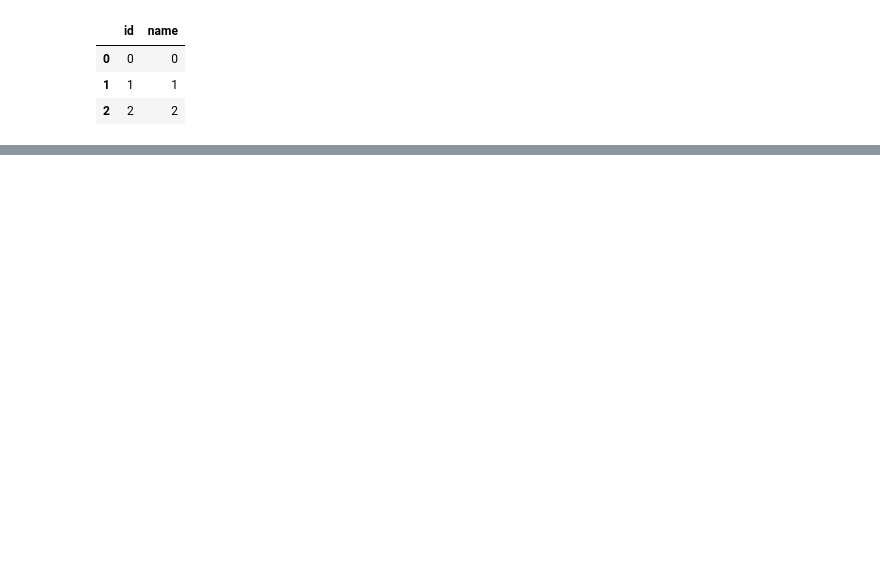
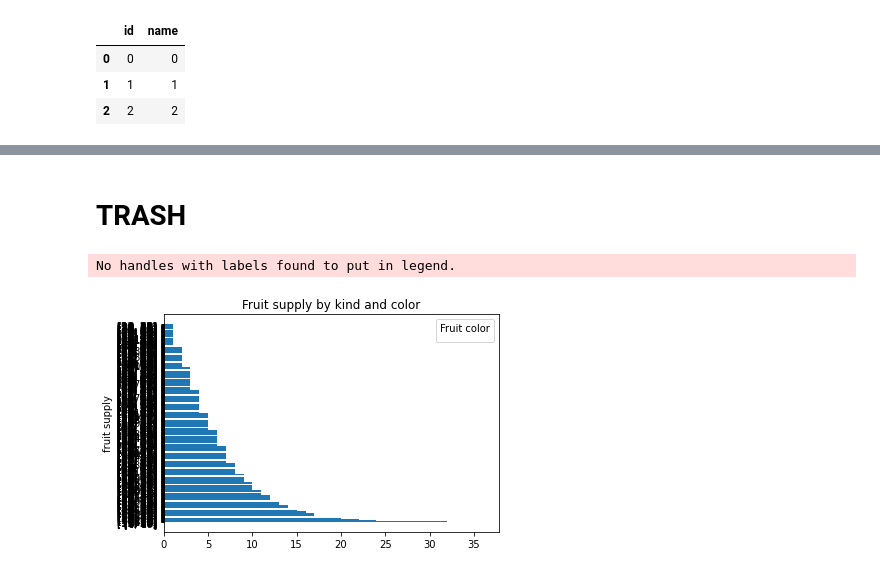
Before and after one commit to VBernasconi/Network_hands, a Jupyter notebook: CLUSTERS_KPS_ICONOGRAPHY_analysis_8_2022.ipynb, the cells around one changed output, grey strips where cells are left out. Cells and saved outputs as stored; diff of their text form; code cells hidden in the pictures; blank space fills up the shorter version.

```diff
--- a/CLUSTERS_KPS_ICONOGRAPHY_analysis_8_2022.ipynb
+++ b/CLUSTERS_KPS_ICONOGRAPHY_analysis_8_2022.ipynb
@@ -335,0 +688,19 @@ node_json = node_df.to_json(orient="records")
+# %%
+chart_df['source'] = chart_df['source'].replace(main_unknown, 'main unknown')
+chart_df['source'] = chart_df['source'].replace(benedicto, 'benedicto')
+chart_df['source'] = chart_df['source'].replace(main_tendue, 'main tendue')
+chart_df['source'] = chart_df['source'].replace(main_appuyee, 'main appuyee')
+chart_df['source'] = chart_df['source'].replace(main_up, 'main up')
+chart_df['source'] = chart_df['source'].replace(main_down, 'main down')
+chart_df['source'] = chart_df['source'].replace(main_pointing, 'main pointing')
+chart_df['source'] = chart_df['source'].replace(poing, 'poing')
+# %%
+chart_df['target'] = chart_df['target'].replace(main_unknown, 'main unknown')
+chart_df['target'] = chart_df['target'].replace(benedicto, 'benedicto')
+chart_df['target'] = chart_df['target'].replace(main_tendue, 'main tendue')
+chart_df['target'] = chart_df['target'].replace(main_appuyee, 'main appuyee')
+chart_df['target'] = chart_df['target'].replace(main_up, 'main up')
+chart_df['target'] = chart_df['target'].replace(main_down, 'main down')
+chart_df['target'] = chart_df['target'].replace(main_pointing, 'main pointing')
+chart_df['target'] = chart_df['target'].replace(poing, 'poing')
+chart_df['target'] = chart_df['target'].replace(main_ouverte, 'main ouverte')
@@ -335,0 +723,6 @@ node_json = node_df.to_json(orient="records")
+# %%
+chart_df = chart_df[['source', 'target']].value_counts().rename_axis(['source', 'target']).reset_index(name='counts')
+# %%
+combinations = chart_df.iloc[:, 0:2].values.tolist()
+combinations = [str(x) for x in combinations]
+chart_df["combination"] = combinations
@@ -335,0 +753,2 @@ node_json = node_df.to_json(orient="records")
+# %% [markdown]
+# TRASH
@@ -335,0 +769,17 @@ node_json = node_df.to_json(orient="records")
+# %%
+import matplotlib.pyplot as plt
+
+fig, ax = plt.subplots()
+
+counts = list(chart_df.iloc[:, 2])
+
+ax.barh(combinations, counts)
+
+ax.set_ylabel('fruit supply')
+ax.set_title('Fruit supply by kind and color')
+ax.legend(title='Fruit color')
+
+plt.show()
+# %% [output]
+No handles with labels found to put in legend.
+[figure, added]
```
Also changed, not shown: parts of 88 cells of this notebook, 3 other files.
